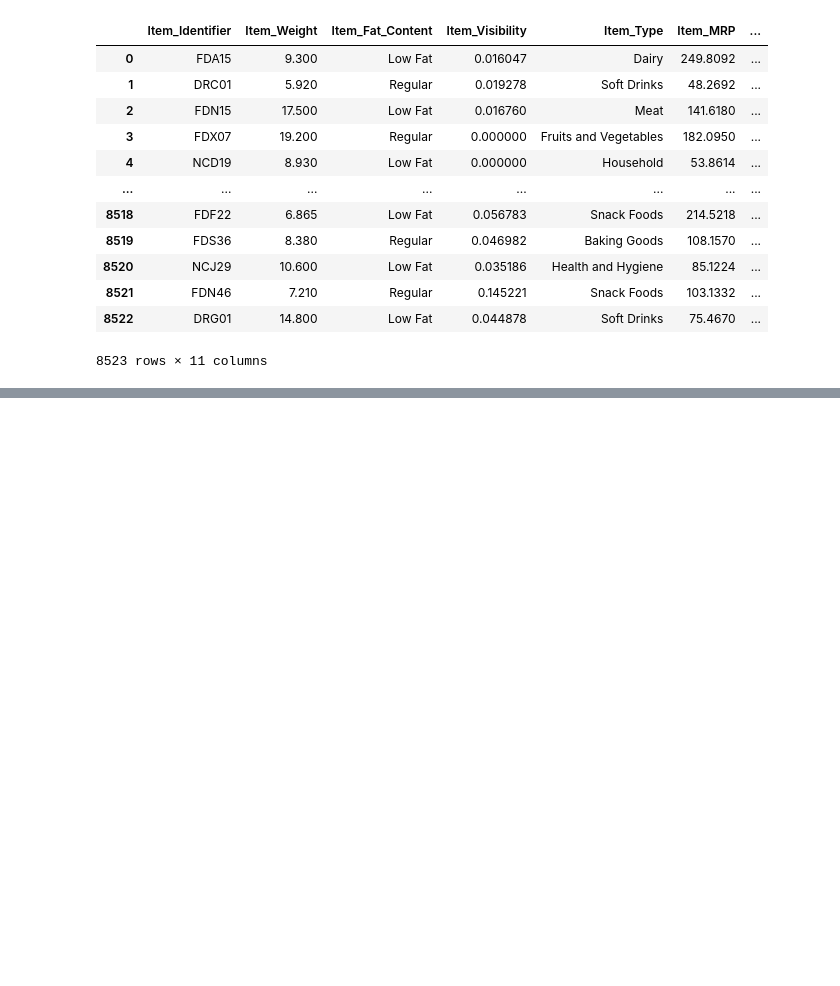
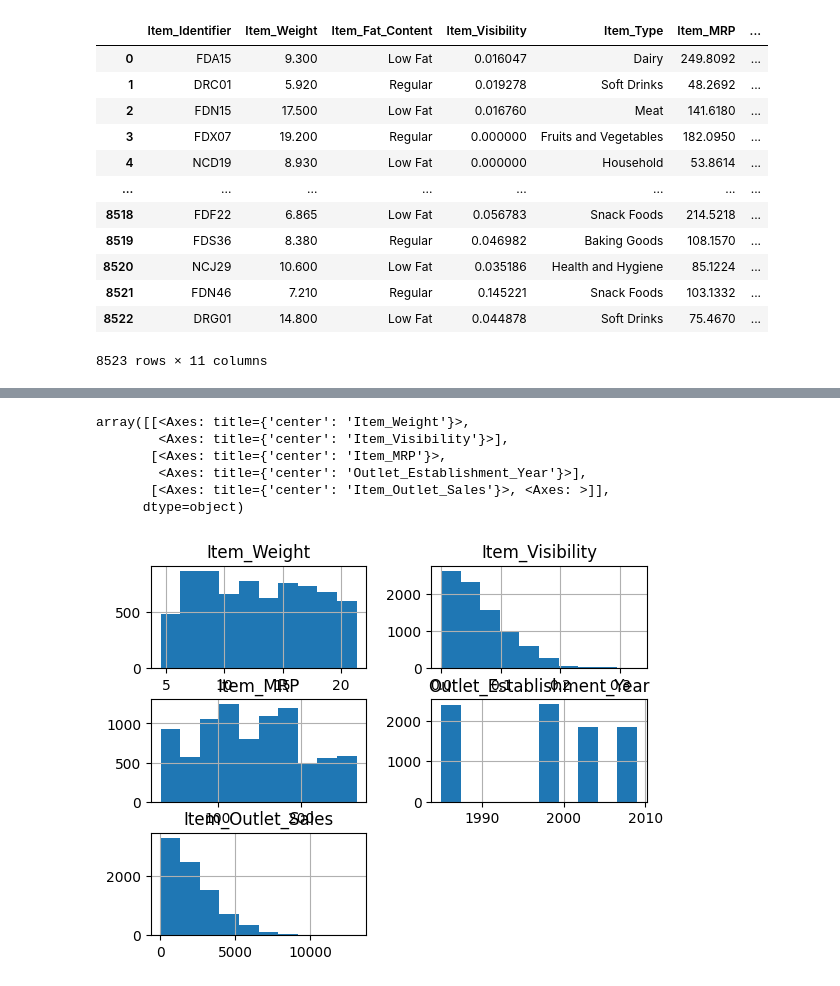
Before and after one commit to Naitikpareek123/Sales_forcasstng, a Jupyter notebook: Pre-Processsing/EDA.ipynb, the cells around one changed output, grey strips where cells are left out. Drawn from its saved outputs; the diff is of its cells as text; code cells hidden in the pictures; blank space fills up the shorter version.

```diff
--- a/Pre-Processsing/EDA.ipynb
+++ b/Pre-Processsing/EDA.ipynb
@@ -6,7 +6,7 @@ from sklearn.model_selection import train_test_split
 from sklearn import metrics
 from scipy.stats import mode
 # %%
-df=pd.read_csv(r"C:\Users\91785\Desktop\Sales_forcasstng\Pre-Processsing\sales_prediction.csv")
+df=pd.read_csv(r"C:\Users\91785\Documents\GitHub\Sales_forcasstng\Pre-Processsing\sales_prediction.csv")
 # %%
 df.info()
 # %% [output]
@@ -244,0 +254,10 @@ df.drop(['Outlet_Size'], axis=1)
+# %%
+df.hist()
+# %% [output]
+array([[<Axes: title={'center': 'Item_Weight'}>,
+        <Axes: title={'center': 'Item_Visibility'}>],
+       [<Axes: title={'center': 'Item_MRP'}>,
+        <Axes: title={'center': 'Outlet_Establishment_Year'}>],
+       [<Axes: title={'center': 'Item_Outlet_Sales'}>, <Axes: >]],
+      dtype=object)
+[figure, added]
```
Also changed, not shown: parts of 9 cells of this notebook, 1 other file.
